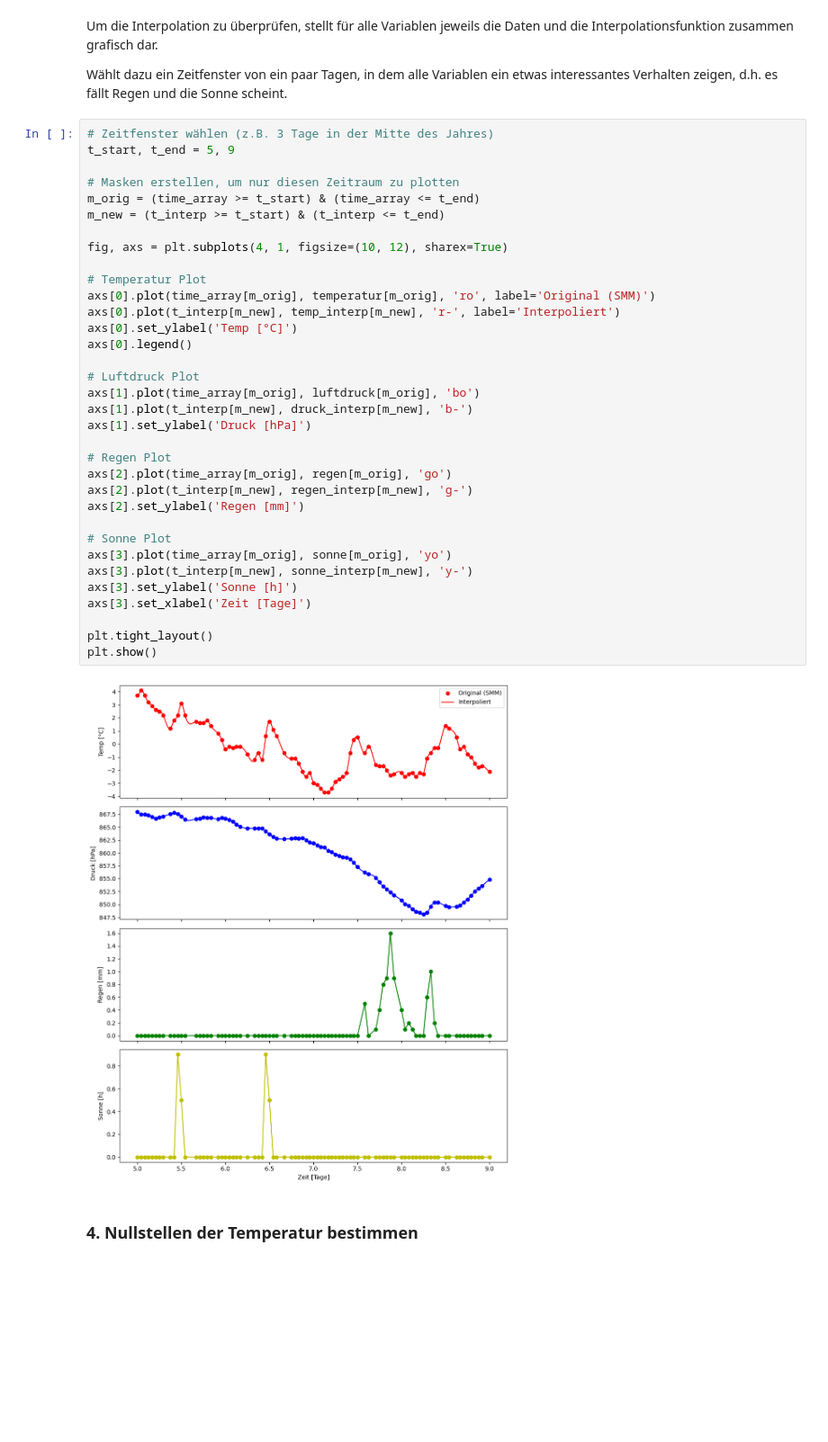
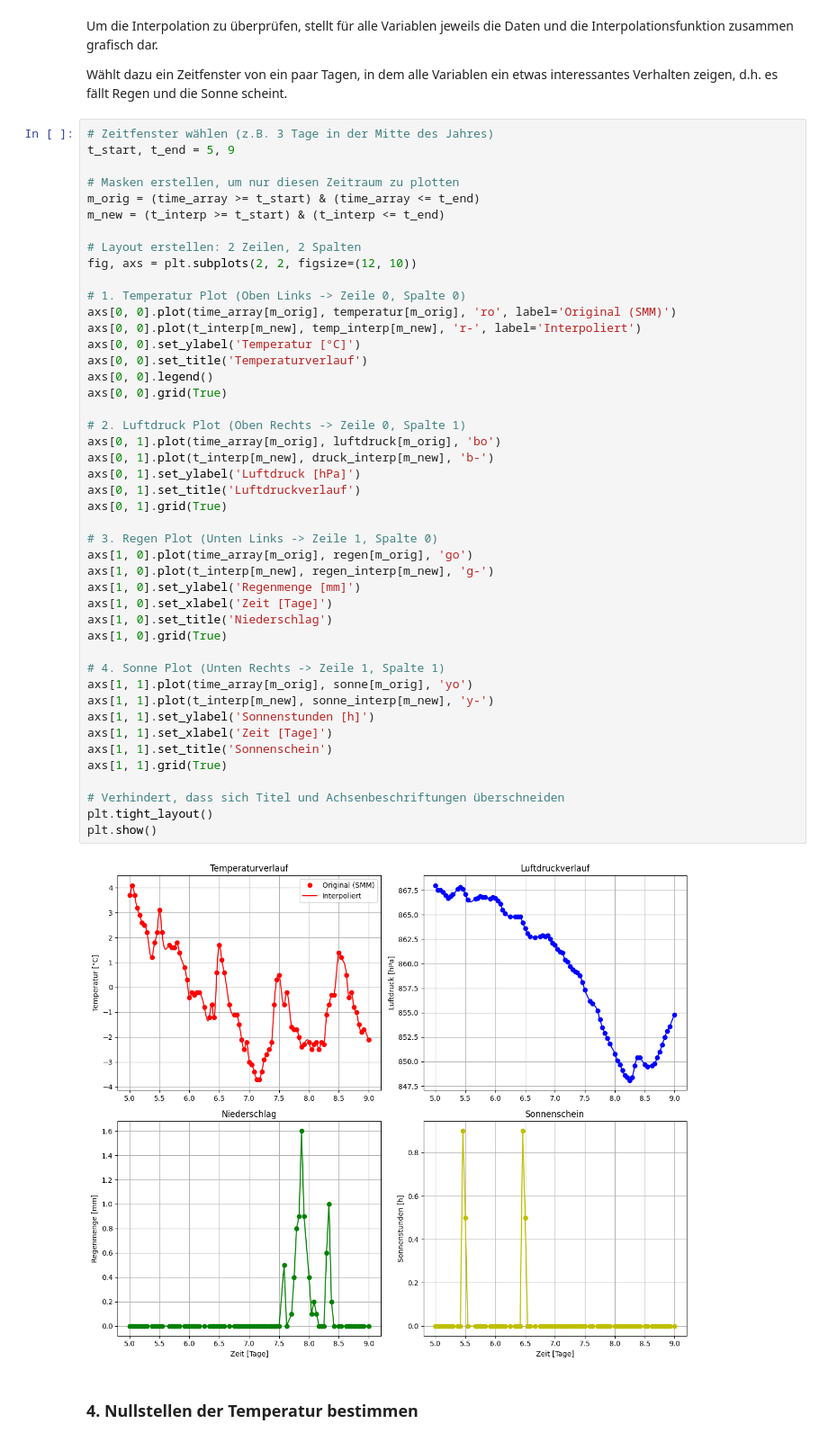
Before and after one commit to Menk1804/NDGS_Projekt_Nico_Menk, a Jupyter notebook: Projekt/Projekt_Vorlage+Aufgaben.ipynb, the cells around one changed output. Shown at 90% size. Drawn from its saved outputs; the diff is of its cells as text; blank space fills up the shorter version.

```diff
--- a/Projekt/Projekt_Vorlage+Aufgaben.ipynb
+++ b/Projekt/Projekt_Vorlage+Aufgaben.ipynb
@@ -81,39 +82,50 @@ Wählt dazu ein Zeitfenster von ein paar Tagen, in dem alle Variablen ein etwas
 # %%
 # Zeitfenster wählen (z.B. 3 Tage in der Mitte des Jahres)
 t_start, t_end = 5, 9
 
 # Masken erstellen, um nur diesen Zeitraum zu plotten
 m_orig = (time_array >= t_start) & (time_array <= t_end)
 m_new = (t_interp >= t_start) & (t_interp <= t_end)
 
-fig, axs = plt.subplots(4, 1, figsize=(10, 12), sharex=True)
+# Layout erstellen: 2 Zeilen, 2 Spalten
+fig, axs = plt.subplots(2, 2, figsize=(12, 10))
 
-# Temperatur Plot
-axs[0].plot(time_array[m_orig], temperatur[m_orig], 'ro', label='Original (SMM)')
-axs[0].plot(t_interp[m_new], temp_interp[m_new], 'r-', label='Interpoliert')
-axs[0].set_ylabel('Temp [°C]')
-axs[0].legend()
+# 1. Temperatur Plot (Oben Links -> Zeile 0, Spalte 0)
+axs[0, 0].plot(time_array[m_orig], temperatur[m_orig], 'ro', label='Original (SMM)')
+axs[0, 0].plot(t_interp[m_new], temp_interp[m_new], 'r-', label='Interpoliert')
+axs[0, 0].set_ylabel('Temperatur [°C]')
+axs[0, 0].set_title('Temperaturverlauf')
+axs[0, 0].legend()
+axs[0, 0].grid(True)
 
-# Luftdruck Plot
-axs[1].plot(time_array[m_orig], luftdruck[m_orig], 'bo')
-axs[1].plot(t_interp[m_new], druck_interp[m_new], 'b-')
-axs[1].set_ylabel('Druck [hPa]')
+# 2. Luftdruck Plot (Oben Rechts -> Zeile 0, Spalte 1)
+axs[0, 1].plot(time_array[m_orig], luftdruck[m_orig], 'bo')
+axs[0, 1].plot(t_interp[m_new], druck_interp[m_new], 'b-')
+axs[0, 1].set_ylabel('Luftdruck [hPa]')
+axs[0, 1].set_title('Luftdruckverlauf')
+axs[0, 1].grid(True)
 
-# Regen Plot
-axs[2].plot(time_array[m_orig], regen[m_orig], 'go')
-axs[2].plot(t_interp[m_new], regen_interp[m_new], 'g-')
-axs[2].set_ylabel('Regen [mm]')
+# 3. Regen Plot (Unten Links -> Zeile 1, Spalte 0)
+axs[1, 0].plot(time_array[m_orig], regen[m_orig], 'go')
+axs[1, 0].plot(t_interp[m_new], regen_interp[m_new], 'g-')
+axs[1, 0].set_ylabel('Regenmenge [mm]')
+axs[1, 0].set_xlabel('Zeit [Tage]')
+axs[1, 0].set_title('Niederschlag')
+axs[1, 0].grid(True)
 
-# Sonne Plot
-axs[3].plot(time_array[m_orig], sonne[m_orig], 'yo')
-axs[3].plot(t_interp[m_new], sonne_interp[m_new], 'y-')
-axs[3].set_ylabel('Sonne [h]')
-axs[3].set_xlabel('Zeit [Tage]')
+# 4. Sonne Plot (Unten Rechts -> Zeile 1, Spalte 1)
+axs[1, 1].plot(time_array[m_orig], sonne[m_orig], 'yo')
+axs[1, 1].plot(t_interp[m_new], sonne_interp[m_new], 'y-')
+axs[1, 1].set_ylabel('Sonnenstunden [h]')
+axs[1, 1].set_xlabel('Zeit [Tage]')
+axs[1, 1].set_title('Sonnenschein')
+axs[1, 1].grid(True)
 
+# Verhindert, dass sich Titel und Achsenbeschriftungen überschneiden
 plt.tight_layout()
 plt.show()
 # %% [output]
-[figure, old version]
+[figure, new version]
 # %% [markdown]
 ### 4. Nullstellen der Temperatur bestimmen
 # %% [markdown]
```
Also changed, not shown: parts of 4 cells of this notebook.
